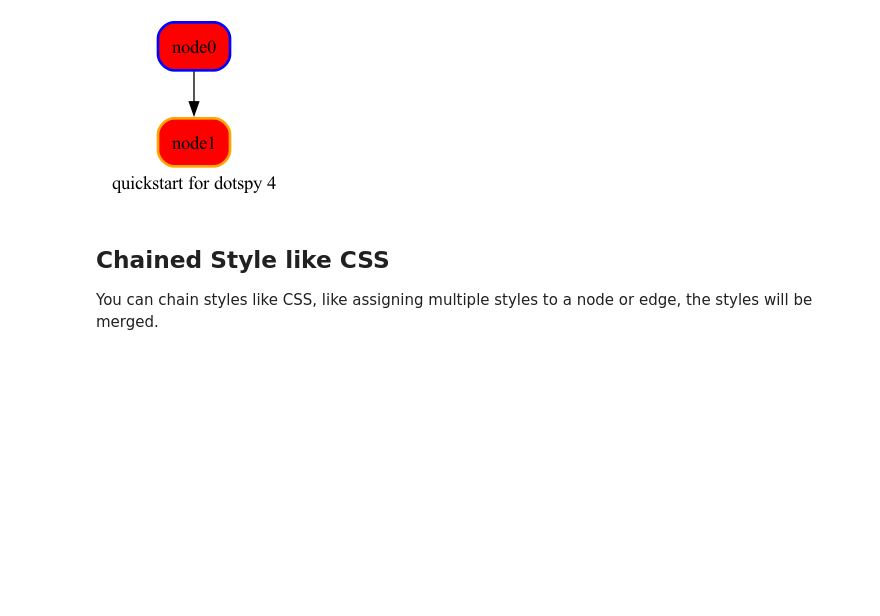
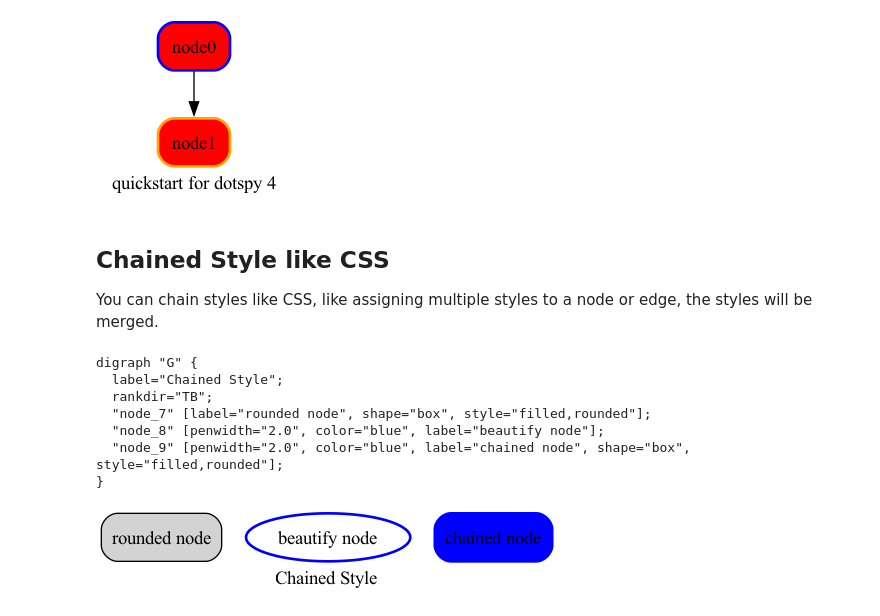
Before and after one commit to Superjomn/dotspy, a Jupyter notebook: examples/quickstart.ipynb, the cells around one changed output. Saved outputs shown, nothing was run; the diff lists cells and outputs as text; code cells hidden in the pictures; blank space fills up the shorter version.

```diff
--- a/examples/quickstart.ipynb
+++ b/examples/quickstart.ipynb
@@ -92,3 +94,23 @@ digraph "G" {
 # %% [markdown]
 ## Chained Style like CSS
 You can chain styles like CSS, like assigning multiple styles to a node or edge, the styles will be merged.
+# %%
+rounded_node_style = NodeStyle(shape="box", style="filled,rounded")
+beautify_node_style = NodeStyle(color="blue", penwidth=2)
+
+with ds.Graph(label="Chained Style") as g:
+    node0 = ds.Node(label="rounded node", styles=rounded_node_style)
+    node1 = ds.Node(label="beautify node", styles=beautify_node_style)
+    node2 = ds.Node(label="chained node", styles=[rounded_node_style, beautify_node_style])
+
+print(g.to_dot())
+g
+# %% [output]
+digraph "G" {
+  label="Chained Style";
+  rankdir="TB";
+  "node_7" [label="rounded node", shape="box", style="filled,rounded"];
+  "node_8" [penwidth="2.0", color="blue", label="beautify node"];
+  "node_9" [penwidth="2.0", color="blue", label="chained node", shape="box", style="filled,rounded"];
+}
+[figure, added]
```
Also changed, not shown: parts of 9 cells of this notebook, 35 other files.
